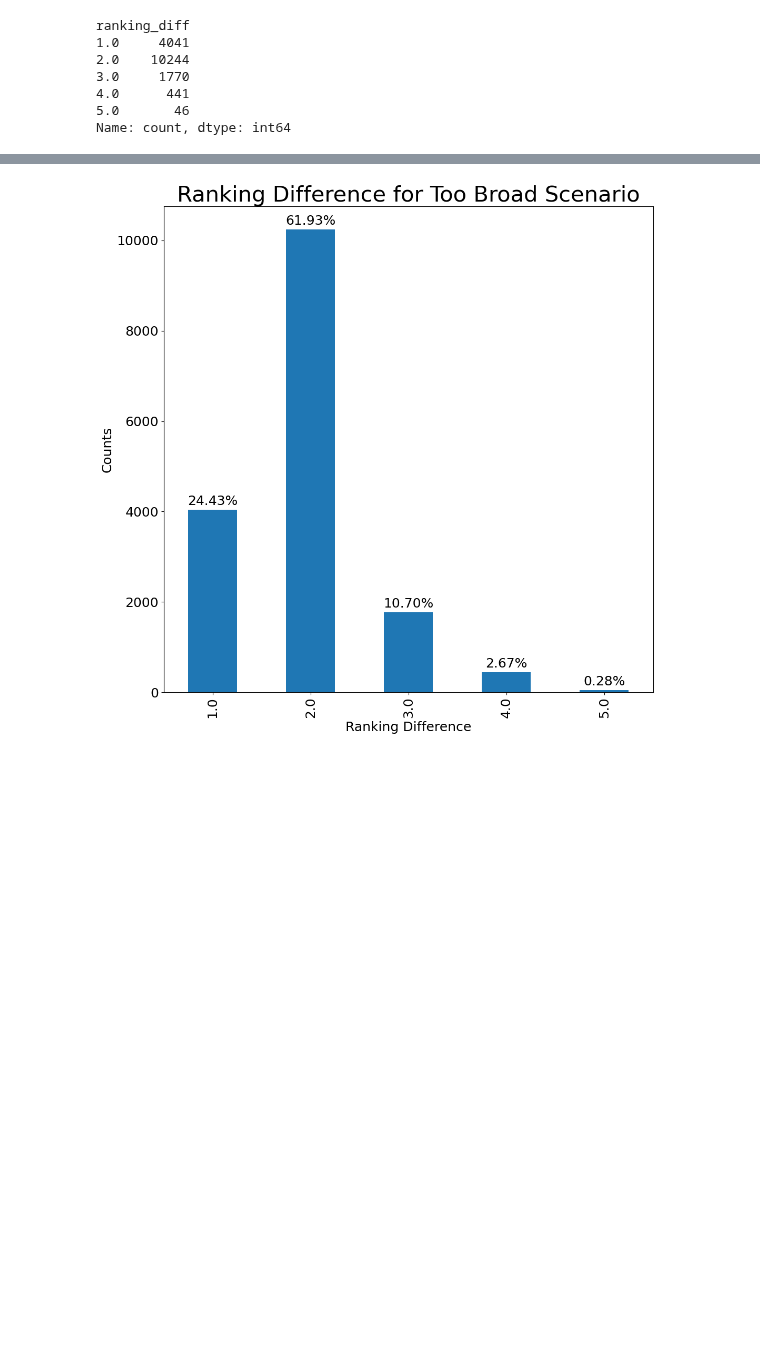
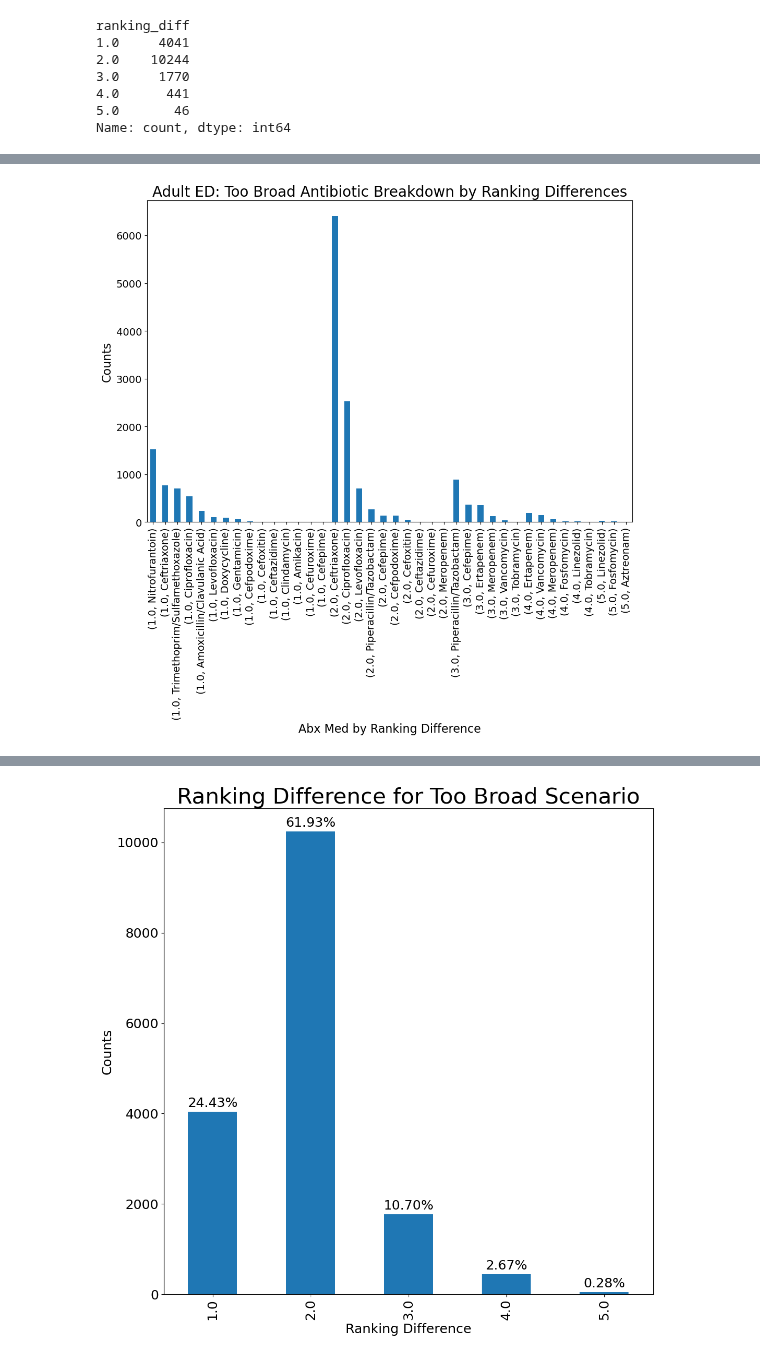
Before and after one commit to HealthRex/CDSS, a Jupyter notebook: scripts/antibiotic-susceptibility/sql/queries/aim_4/AIM4/Notebook/Adult_ED_Cohort_no_allergy_debug.ipynb, the cells around one changed output, grey strips where cells are left out. Cells and saved outputs as stored; diff of their text form; code cells hidden in the pictures; blank space fills up the shorter version.

```diff
--- a/scripts/antibiotic-susceptibility/sql/queries/aim_4/AIM4/Notebook/Adult_ED_Cohort_no_allergy_debug.ipynb
+++ b/scripts/antibiotic-susceptibility/sql/queries/aim_4/AIM4/Notebook/Adult_ED_Cohort_no_allergy_debug.ipynb
@@ -1642,15 +1630,21 @@ def evaluate_antibiotic_appropriateness(group):
 
     # Scenario 1: Appropriate (susceptible and minimal rank)
     susceptible_tested = tested_abx[tested_abx['susceptibility'] == 'Susceptible']
+    min_rank = susceptible_tested['tested_antibiotic_rank'].min()
+    try:
+        min_tested_susceptible_abx = susceptible_tested[susceptible_tested['tested_antibiotic_rank'] == min_rank]['antibiotic'].iloc[0]
+    except IndexError:
+        min_tested_susceptible_abx = None
     if not susceptible_tested.empty:
-        min_rank = susceptible_tested['tested_antibiotic_rank'].min()
+        # min_rank = susceptible_tested['tested_antibiotic_rank'].min()
         if prescribed_abx in susceptible_tested['antibiotic'].values:
             if prescribed_rank == min_rank:
                 return pd.Series({
                     'scenario': 'appropriate',
                     'ranking_diff': 0,
                     'min_susceptible_test_rank': min_rank,
-                    # 'prescribed_rank': prescribed_rank
+                    'min_tested_susceptible_abx': prescribed_abx,
+                    'prescribed_rank': prescribed_rank
                 })
 
     # Scenario 2: Too broad (susceptible but not minimal rank)
@@ -1659,26 +1653,30 @@ def evaluate_antibiotic_appropriateness(group):
                     'scenario': 'too_broad',
                     'ranking_diff': prescribed_rank - min_rank,
                     'min_susceptible_test_rank': min_rank,
-                    # 'prescribed_rank': prescribed_rank
+                    'min_tested_susceptible_abx': min_tested_susceptible_abx,
+                    'prescribed_rank': prescribed_rank
                 })
 
     # Scenario 3: Resistant (non-susceptible)
     if prescribed_abx in group['antibiotic'].values:
         prescribed_susceptibility = group[group['antibiotic'] == prescribed_abx]['susceptibility'].iloc[0]
+
         if prescribed_susceptibility != 'Susceptible':
             return pd.Series({
                 'scenario': 'resistant',
-                'ranking_diff': None,
+                'ranking_diff': "N/A",
                 'min_susceptible_test_rank': susceptible_tested['tested_antibiotic_rank'].min() if not susceptible_tested.empty else None,
-                # 'prescribed_rank': prescribed_rank
+                'min_tested_susceptible_abx': min_tested_susceptible_abx,
+                'prescribed_rank': prescribed_rank
             })
 
     # Scenario 4: Not performed
     return pd.Series({
         'scenario': 'not_performed',
-        'ranking_diff': None,
+        'ranking_diff': "N/A",
         'min_susceptible_test_rank': susceptible_tested['tested_antibiotic_rank'].min() if not susceptible_tested.empty else None,
-        # 'prescribed_rank': prescribed_rank
+        'min_tested_susceptible_abx': min_tested_susceptible_abx,
+        'prescribed_rank': prescribed_rank
     })
 
 # Apply to each group
@@ -1918,0 +2001,21 @@ Name: count, dtype: int64
+# %%
+import matplotlib.pyplot as plt
+
+ax = too_broad_df.groupby(["ranking_diff"])["final_antibiotic"].value_counts().plot(
+    kind='bar',
+    # title='Too Broad Antibiotic Ranking Differences',
+    # xlabel='Ranking Difference',
+    # ylabel='Counts',
+    figsize=(12, 8),
+    fontsize=14  # Adjust font size for tick labels
+)
+
+# Customize title and axis labels with larger font sizes
+ax.set_title('Adult ED: Too Broad Antibiotic Breakdown by Ranking Differences', fontsize=20)
+ax.set_xlabel('Abx Med by Ranking Difference', fontsize=16)
+ax.set_ylabel('Counts', fontsize=16)
+
+# Show the plot
+plt.show()
+# %% [output]
+[figure, added]
```
Also changed, not shown: parts of 28 cells of this notebook, 12 other files.
